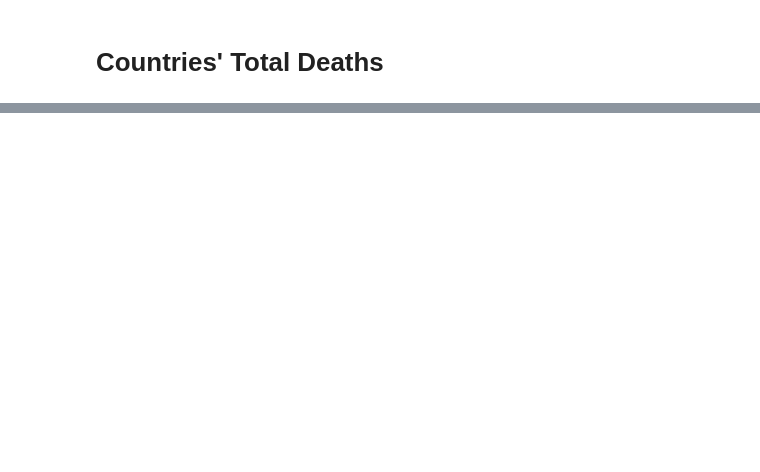
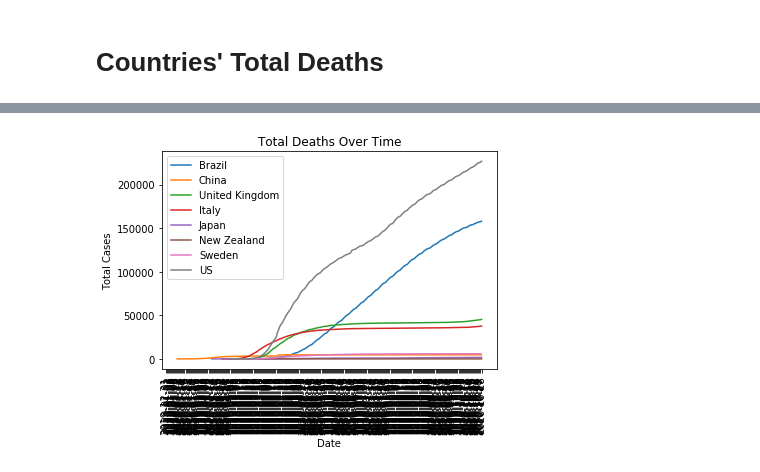
Before and after one commit to rejane-b/Project_1, a Jupyter notebook: Daily_Cases_Total_Cases.ipynb, the cells around one changed output, grey strips where cells are left out. Saved outputs shown, nothing was run; the diff lists cells and outputs as text; code cells hidden in the pictures; blank space fills up the shorter version.

```diff
--- a/Daily_Cases_Total_Cases.ipynb
+++ b/Daily_Cases_Total_Cases.ipynb
@@ -80,0 +112,35 @@ plt.show()
+# %%
+fig, ax = plt.subplots()
+
+brazil = cases_df.loc[cases_df['location']=='Brazil']
+ax.plot(brazil['date'],brazil['total_deaths'], label = 'Brazil')
+
+china = cases_df.loc[cases_df['location']=='China']
+ax.plot(china['date'],china['total_deaths'],label='China')
+
+uk = cases_df.loc[cases_df['location']=='United Kingdom']
+ax.plot(uk['date'],uk['total_deaths'],label='United Kingdom')
+
+italy = cases_df.loc[cases_df['location']=='Italy']
+ax.plot(italy['date'],italy['total_deaths'],label='Italy')
+
+japan = cases_df.loc[cases_df['location']=='Japan']
+ax.plot(japan['date'],japan['total_deaths'],label='Japan')
+
+nz = cases_df.loc[cases_df['location']=='New Zealand']
+ax.plot(nz['date'],nz['total_deaths'],label='New Zealand')
+
+sweden = cases_df.loc[cases_df['location']=='Sweden']
+ax.plot(sweden['date'],sweden['total_deaths'],label='Sweden')
+
+us = cases_df.loc[cases_df['location']=='United States']
+ax.plot(us['date'],us['total_deaths'],label='US')
+
+plt.xticks(rotation='vertical')
+plt.title('Total Deaths Over Time')
+plt.xlabel('Date')
+plt.ylabel('Total Cases')
+plt.legend()
+plt.show()
+# %% [output]
+[figure, added]
```
Also changed, not shown: parts of 9 cells of this notebook, 1 other file.
